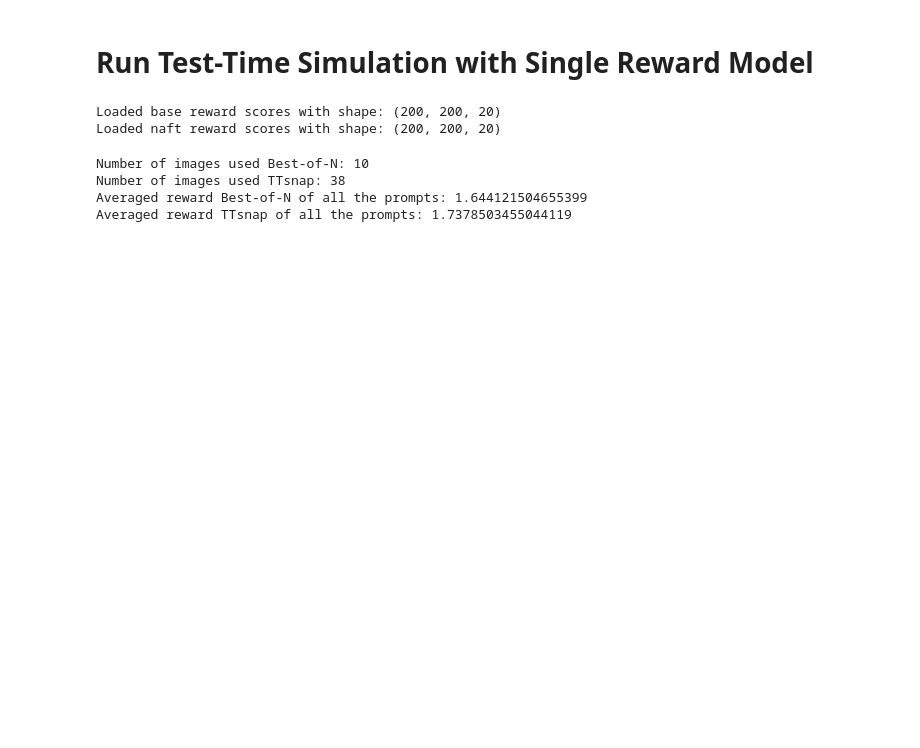
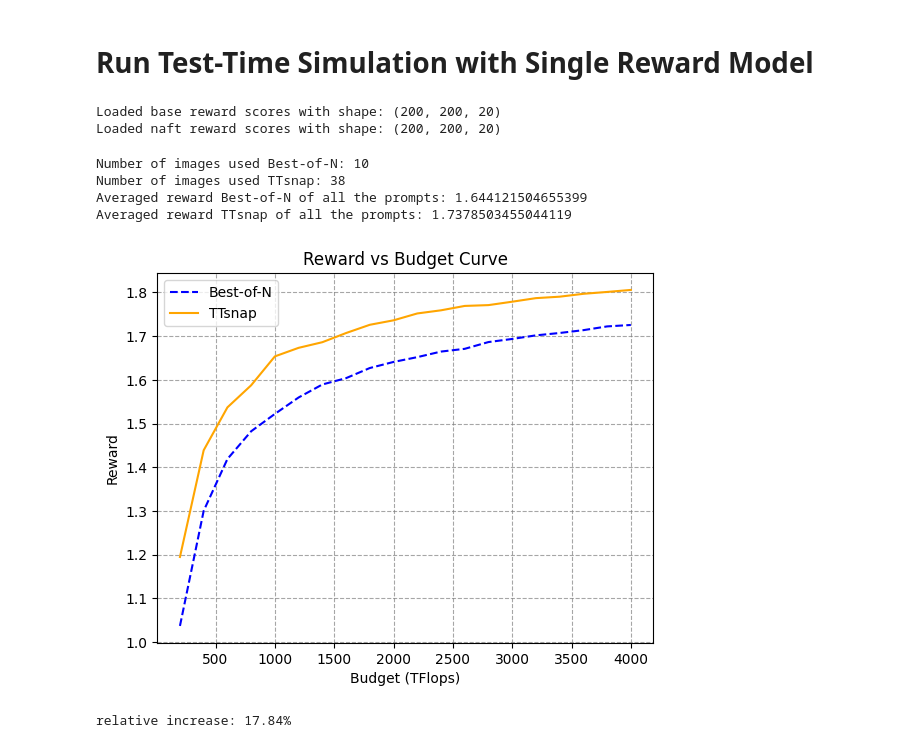
Before and after one commit to TerrysLearning/TTSnap, a Jupyter notebook: simulation/ttsnap_single.ipynb, the cells around one changed output. Cells and saved outputs as stored; diff of their text form; code cells hidden in the pictures; blank space fills up the shorter version.

Commit message:
update simulation

```diff
--- a/simulation/ttsnap_single.ipynb
+++ b/simulation/ttsnap_single.ipynb
@@ -74,3 +74,66 @@ Number of images used Best-of-N: 10
 Number of images used TTsnap: 38
 Averaged reward Best-of-N of all the prompts: 1.644121504655399
 Averaged reward TTsnap of all the prompts: 1.7378503455044119
+# %%
+'Plot and evaluation under different budgets settings'
+from ttsnap_sim import *
+from scipy import integrate
+from matplotlib import pyplot as plt
+
+denoise_budget = 9.9 # TFlops
+verifier_budget = 1.2 # TFlops
+
+budget_start = 200
+budget_end = 4000
+iters = 40
+
+S = Simulation(x=denoise_budget, y=verifier_budget, max_step=num_steps)
+
+results_bon = []
+results_ttsp = []
+for budget in range(budget_start, budget_end+1, 200):
+    # Best-of-N
+    n = int(budget / S.bon_cost())
+    r_bon, _ = S.bon_run(reward_base_all[:,:,-1], image_num_use=n, iters=iters)
+    results_bon.append(r_bon)
+
+    # TTsnap
+    alphas = [0.4, 0.4, 0.5] # hyperparameters
+    steps_use = [2, 6, 11] # hyperparameters
+    n = int(budget / S.ttsp_cost(alpha_s=alphas, steps_use=steps_use))
+    r_ttsp, _ = S.ttsp_run(reward_naft_all, image_num_use=n, alpha_s=alphas, steps_use=steps_use, iters=iters)
+    results_ttsp.append(r_ttsp)
+
+
+# Plot the reward vs budget curves
+def plot_curve(budgets, rewards_out1, rewards_out2, label1, label2):
+    plt.plot(budgets, rewards_out1, label=label1, color='blue', linestyle='--')
+    plt.plot(budgets, rewards_out2, label=label2, color='orange')
+    plt.xlabel('Budget (TFlops)')
+    plt.ylabel('Reward')
+    plt.title('Reward vs Budget Curve')
+    plt.legend()
+    plt.grid(linestyle='--', color='gray', alpha=0.7)
+    plt.show()
+
+
+def evaluate(budgets, rs, rs_base):
+    # rs: PTTS
+    # rs_base: TTS
+    assert len(budgets) == len(rs) == len(rs_base), "Lengths must match."
+    assert (np.arange(len(budgets))==np.argsort(budgets)).all(), "Budgets must be sorted in ascending order."
+    y0 = np.array(rs_base)[0]
+    y_rs = np.array(rs) - y0
+    y_rs_base = np.array(rs_base) - y0
+    area1 = integrate.simpson(y=y_rs, x=budgets)
+    area2 = integrate.simpson(y=y_rs_base, x=budgets)
+    increase = (area1 - area2) / area2 if area2 != 0 else float('inf')
+    increase = np.round(100*increase, 2)
+    print(f'relative increase: {increase.item()}%')
+
+budgets = list(range(budget_start, budget_end+1, 200))
+plot_curve(budgets, results_bon, results_ttsp, label1='Best-of-N', label2='TTsnap')
+omega = evaluate(budgets, results_ttsp, results_bon)
+# %% [output]
+[figure, added]
+relative increase: 17.84%
```
Also changed, not shown: parts of 1 cell of this notebook, 2 other files.
